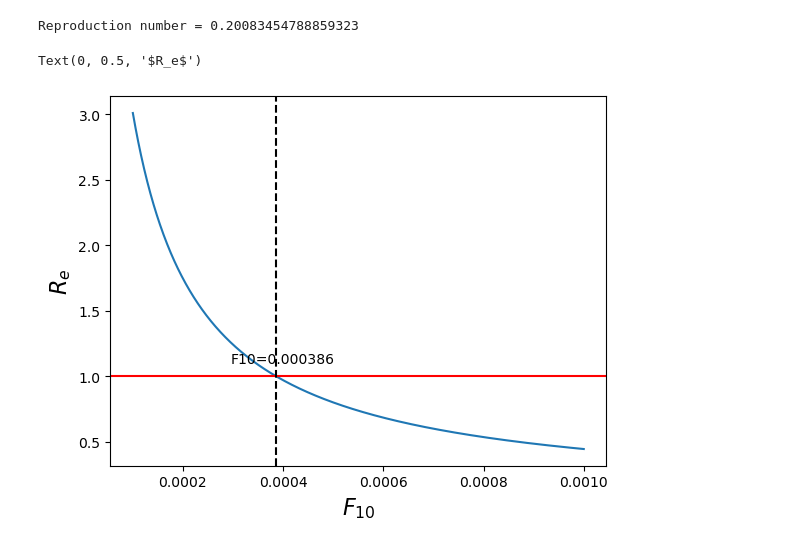
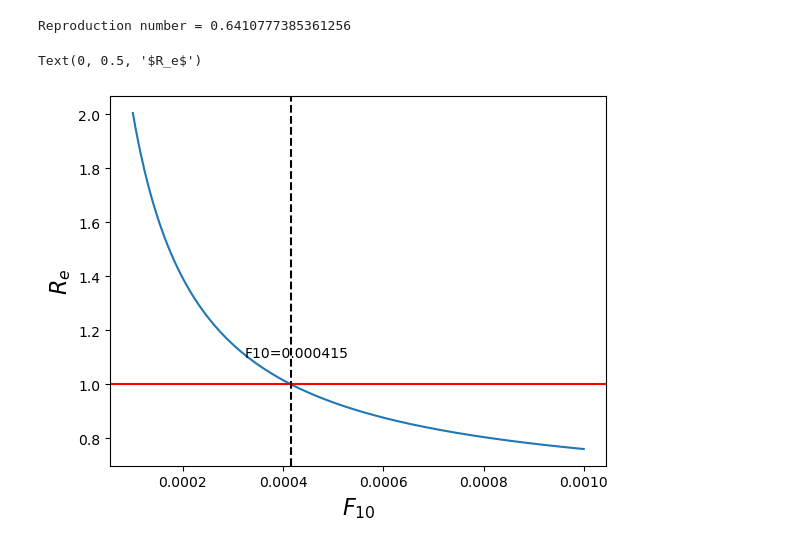
Before and after one commit to UConn-Health-Disease-Modeling/COVID-19-Behavior, a Jupyter notebook: codes/Region_stability_New_BB.ipynb, the cells around one changed output. Drawn from its saved outputs; the diff is of its cells as text; code cells hidden in the pictures.

```diff
--- a/codes/Region_stability_New_BB.ipynb
+++ b/codes/Region_stability_New_BB.ipynb
@@ -42,48 +43,80 @@ V2_dfe = (pi*phi1*F10*F20)/(mu*(phi1+mu)*(F10+mu)*(F20+mu));
 N_dfe = S1_dfe + S2_dfe + V1_dfe + V2_dfe;
 
 C1 = (beta1*S1_dfe)/N_dfe;  C2 = (1/N_dfe)*(beta2*((1-eta2)*S2_dfe + (1-eta4)*V2_dfe) + beta2*(1-eta1)*V1_dfe);
-M1 = (eps*(1-tau))/((mu +eps)*(mu+rho+xi*T10))
-M2 = (eps*tau)/((mu +eps)*(d1+mu+rho+T10))
-M3 = (eps*tau)/((mu +eps)*(d1+mu+rho+T20))
-M4 = ( xi*(1-tau)*T10*eps*(d1+mu+rho+T10) + tau*T10*eps*(mu+rho+xi*T10))/((mu +eps)*(d1+mu+rho+T10)*(h1+mu+rhot)*(mu+rho+xi*T10))
-M5 = tau*T20*eps/((mu +eps)*(d1+mu+rho+T20)*(h2+mu+rhot))
-M6 = (eps*(1-tau))/((mu +eps)*(mu+rho+xi*T20))
-M7 = xi*(1-tau)*eps*T20/((mu +eps)*(mu+rho+xi*T20)*(h2+mu+rhot))
-R_e = C1*(psi*M1 + M2 + M3 + (1-delta)*(M4+M5)) + C2*(psi*M6 + (1-delta)*M7)
-print('Reproduction number =', R_e)
+
+Z1 = rho + mu +xi*T10
+Z2 = rho + mu +xi*T20
+Z3 = rho +d1+mu+T10
+Z4 = rho +d1+mu+T20
+Z5 = rhot + h1 +mu
+Z6 = rhot + h2 +mu
+Z7 = rhoh + d2 +mu
+#infection caused by infectious individuals in first dynamics
+FI1_1 = C1*(1-delta)*tau*eps*T10/((eps+mu)*Z3*Z5) # Infection from tested but not isolated from I1
+FI1_2 = C1*(1-delta)*(1-tau)*xi*eps*T10/((eps+mu)*Z1*Z5) #  Infection from tested but not isolated from A1
+FI1_3 = C1*tau*eps/((eps+mu)*Z3)                  # Infection from I1
+FI1_4 = C1*(1-tau)*eps*psi/((eps+mu)*Z1) # Infection from A1
+FI1 = FI1_1 + FI1_2 + FI1_3 + FI1_4
+
+#infection caused by infectious individuals in second dynamics
+FI2_1 = C2*(1-delta)*tau*eps*T20/((eps+mu)*Z4*Z6) # Infection from tested but not isolated from I1
+FI2_2 = C2*(1-delta)*(1-tau)*xi*eps*T20/((eps+mu)*Z2*Z6) #  Infection from tested but not isolated from A1
+FI2_3 = C2*tau*eps/((eps+mu)*Z3)                  # Infection from I1
+FI2_4 = C2*(1-tau)*eps*psi/((eps+mu)*Z2) # Infection from A1
+FI2 = FI2_1 + FI2_2 + FI2_3 + FI2_4
+
+# Reproduction number for the model
+Re = FI1 + FI2
+print('Reproduction number =', Re)
 # %% [output]
-Reproduction number = 0.20083454788859323
+Reproduction number = 0.6410777385361256
 # %%
 def Ef_Rep(F10):
     S1_dfe = pi/(F10 +mu); S2_dfe = (pi*phi1*F10)/((phi1+mu)*(F10+mu)*(F20+mu)); V1_dfe = (pi*F10)/((phi1+mu)*(F10 +mu));
     V2_dfe = (pi*phi1*F10*F20)/(mu*(phi1+mu)*(F10+mu)*(F20+mu));
     N_dfe = S1_dfe + S2_dfe + V1_dfe + V2_dfe;
 
     C1 = (beta1*S1_dfe)/N_dfe;  C2 = (1/N_dfe)*(beta2*((1-eta2)*S2_dfe + (1-eta4)*V2_dfe) + beta2*(1-eta1)*V1_dfe);
-    M1 = (eps*(1-tau))/((mu +eps)*(mu+rho+xi*T10))
-    M2 = (eps*tau)/((mu +eps)*(d1+mu+rho+T10))
-    M3 = (eps*tau)/((mu +eps)*(d1+mu+rho+T20))
-    M4 = ( xi*(1-tau)*T10*eps*(d1+mu+rho+T10) + tau*T10*eps*(mu+rho+xi*T10))/((mu +eps)*(d1+mu+rho+T10)*(h1+mu+rhot)*(mu+rho+xi*T10))
-    M5 = tau*T20*eps/((mu +eps)*(d1+mu+rho+T20)*(h2+mu+rhot))
-    M6 = (eps*(1-tau))/((mu +eps)*(mu+rho+xi*T20))
-    M7 = xi*(1-tau)*eps*T20/((mu +eps)*(mu+rho+xi*T20)*(h2+mu+rhot))
-    return C1*(psi*M1 + M2 + M3 + (1-delta)*(M4+M5)) + C2*(psi*M6 + (1-delta)*M7)
+    Z1 = rho + mu +xi*T10
+    Z2 = rho + mu +xi*T20
+    Z3 = rho +d1+mu+T10
+    Z4 = rho +d1+mu+T20
+    Z5 = rhot + h1 +mu
+    Z6 = rhot + h2 +mu
+    Z7 = rhoh + d2 +mu
+    #infection caused by infectious individuals in first dynamics
+    FI1_1 = C1*(1-delta)*tau*eps*T10/((eps+mu)*Z3*Z5) # Infection from tested but not isolated from I1
+    FI1_2 = C1*(1-delta)*(1-tau)*xi*eps*T10/((eps+mu)*Z1*Z5) #  Infection from tested but not isolated from A1
+    FI1_3 = C1*tau*eps/((eps+mu)*Z3)                  # Infection from I1
+    FI1_4 = C1*(1-tau)*eps*psi/((eps+mu)*Z1) # Infection from A1
+    FI1 = FI1_1 + FI1_2 + FI1_3 + FI1_4
+
+    #infection caused by infectious individuals in second dynamics
+    FI2_1 = C2*(1-delta)*tau*eps*T20/((eps+mu)*Z4*Z6) # Infection from tested but not isolated from I1
+    FI2_2 = C2*(1-delta)*(1-tau)*xi*eps*T20/((eps+mu)*Z2*Z6) #  Infection from tested but not isolated from A1
+    FI2_3 = C2*tau*eps/((eps+mu)*Z3)                  # Infection from I1
+    FI2_4 = C2*(1-tau)*eps*psi/((eps+mu)*Z2) # Infection from A1
+    FI2 = FI2_1 + FI2_2 + FI2_3 + FI2_4
+
+    # Reproduction number for the model
+    Re = FI1 + FI2
+    return Re
 
 #F20 = np.linspace(0,0.0001,100)
 F10 = np.linspace(0.0001,0.001,1000)
 y1 = Ef_Rep(F10)
 index_at_Re_equals_1 = np.argmin(np.abs(y1 - 1))
 plt.plot(F10, y1)
 plt.axhline(y=1,color = 'red')
 plt.axvline(x=F10[index_at_Re_equals_1], color='black', linestyle='--')
 plt.text(F10[index_at_Re_equals_1]+ 0.000012, 1.1, f'F10={F10[index_at_Re_equals_1]:.6f}', color='black', ha='center')
 #plt.xlabel(r'$F_{20}$', fontsize =16)
 plt.xlabel(r'$F_{10}$', fontsize =16)
 plt.ylabel(r'$R_e$',fontsize =16)
 #plt.savefig('ThresholdF10.pdf',dpi=600, bbox_inches='tight')
 # %% [output]
 Text(0, 0.5, '$R_e$')
-[figure, old version]
+[figure, new version]
 # %%
 
 F10 = 0.0029
```
Also changed, not shown: parts of 9 cells of this notebook, 2 other files.
